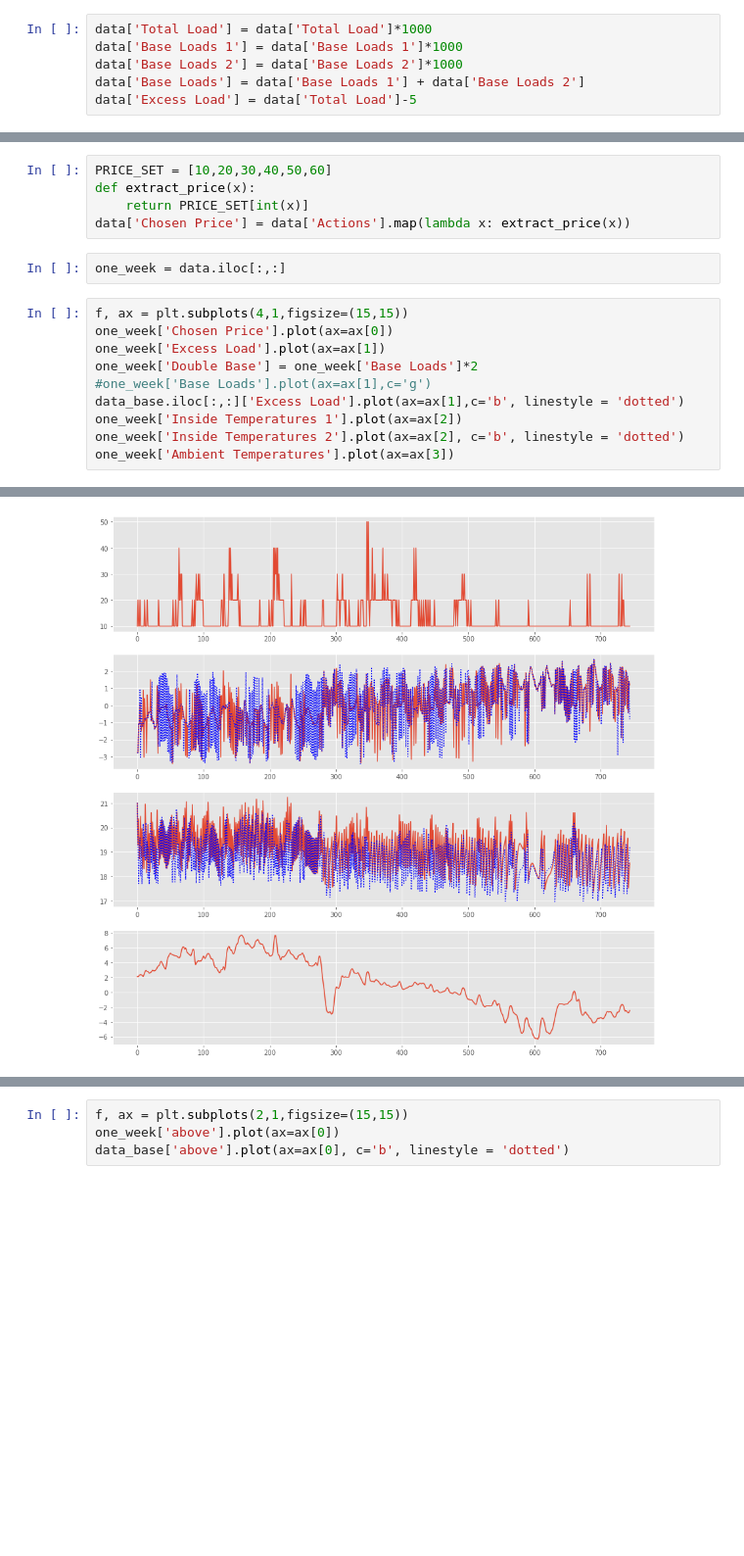
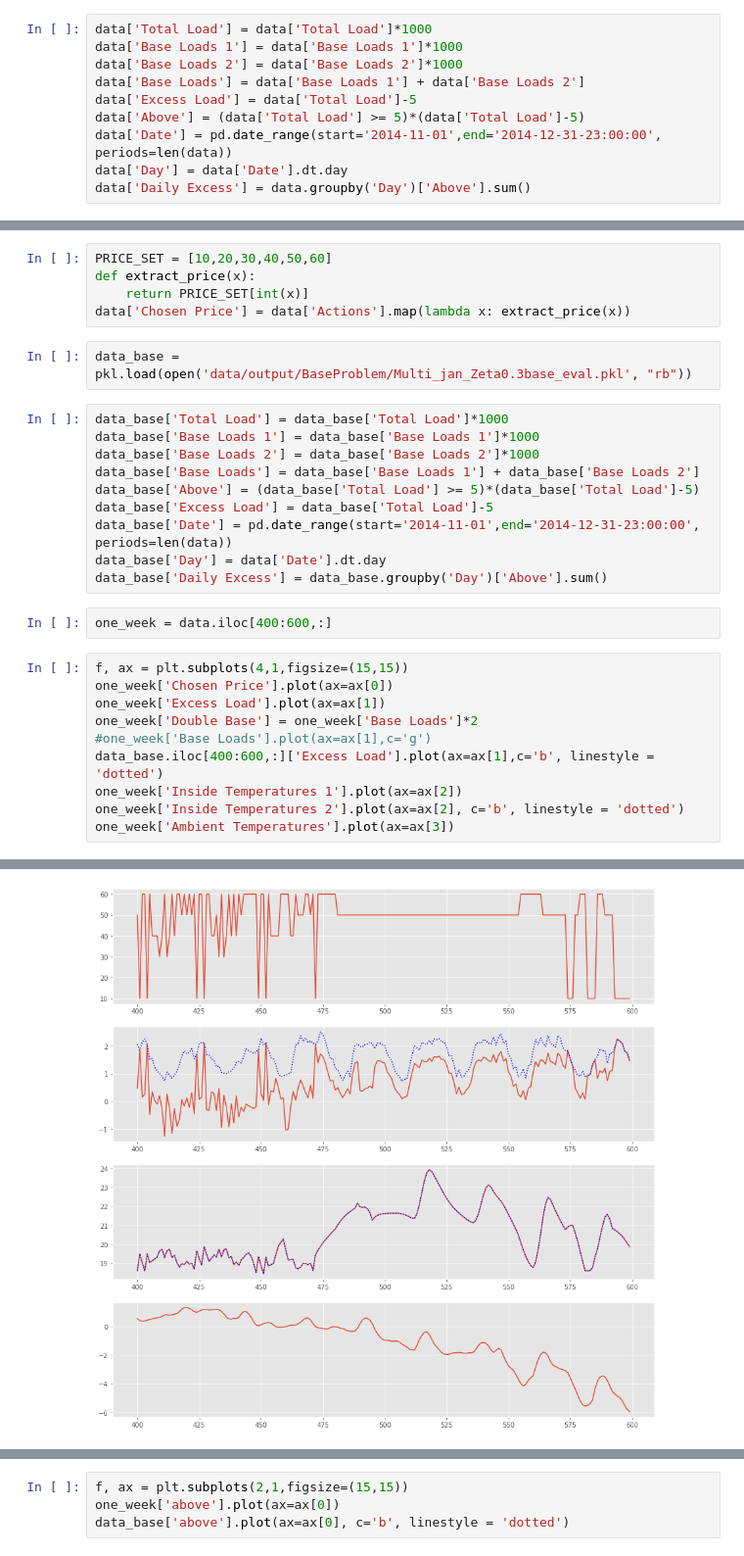
Before and after one commit to Cernewein/multi-building-RL, a Jupyter notebook: Notebooks/Visualization.ipynb, the cells around one changed output, grey strips where cells are left out. Shown at 98% size. Saved outputs shown, nothing was run; the diff lists cells and outputs as text; blank space fills up the shorter version.

```diff
--- a/Notebooks/Visualization.ipynb
+++ b/Notebooks/Visualization.ipynb
@@ -21,3 +21,7 @@ data['Base Loads 1'] = data['Base Loads 1']*1000
 data['Base Loads 2'] = data['Base Loads 2']*1000
 data['Base Loads'] = data['Base Loads 1'] + data['Base Loads 2']
 data['Excess Load'] = data['Total Load']-5
+data['Above'] = (data['Total Load'] >= 5)*(data['Total Load']-5)
+data['Date'] = pd.date_range(start='2014-11-01',end='2014-12-31-23:00:00', periods=len(data))
+data['Day'] = data['Date'].dt.day
+data['Daily Excess'] = data.groupby('Day')['Above'].sum()
@@ -46,15 +65,27 @@ PRICE_SET = [10,20,30,40,50,60]
 def extract_price(x):
     return PRICE_SET[int(x)]
 data['Chosen Price'] = data['Actions'].map(lambda x: extract_price(x))
+# %%
+data_base = pkl.load(open('data/output/BaseProblem/Multi_jan_Zeta0.3base_eval.pkl', "rb"))
+# %%
+data_base['Total Load'] = data_base['Total Load']*1000
+data_base['Base Loads 1'] = data_base['Base Loads 1']*1000
+data_base['Base Loads 2'] = data_base['Base Loads 2']*1000
+data_base['Base Loads'] = data_base['Base Loads 1'] + data_base['Base Loads 2']
+data_base['Above'] = (data_base['Total Load'] >= 5)*(data_base['Total Load']-5)
+data_base['Excess Load'] = data_base['Total Load']-5
+data_base['Date'] = pd.date_range(start='2014-11-01',end='2014-12-31-23:00:00', periods=len(data))
+data_base['Day'] = data['Date'].dt.day
+data_base['Daily Excess'] = data_base.groupby('Day')['Above'].sum()
 # %%
-one_week = data.iloc[:,:]
+one_week = data.iloc[400:600,:]
 # %%
 f, ax = plt.subplots(4,1,figsize=(15,15))
 one_week['Chosen Price'].plot(ax=ax[0])
 one_week['Excess Load'].plot(ax=ax[1])
 one_week['Double Base'] = one_week['Base Loads']*2
 #one_week['Base Loads'].plot(ax=ax[1],c='g')
-data_base.iloc[:,:]['Excess Load'].plot(ax=ax[1],c='b', linestyle = 'dotted')
+data_base.iloc[400:600,:]['Excess Load'].plot(ax=ax[1],c='b', linestyle = 'dotted')
 one_week['Inside Temperatures 1'].plot(ax=ax[2])
 one_week['Inside Temperatures 2'].plot(ax=ax[2], c='b', linestyle = 'dotted')
 one_week['Ambient Temperatures'].plot(ax=ax[3])
@@ -63 +99 @@ one_week['Ambient Temperatures'].plot(ax=ax[3])
-[figure, old version]
+[figure, new version]
```
Also changed, not shown: parts of 17 cells of this notebook, 1 other file.
